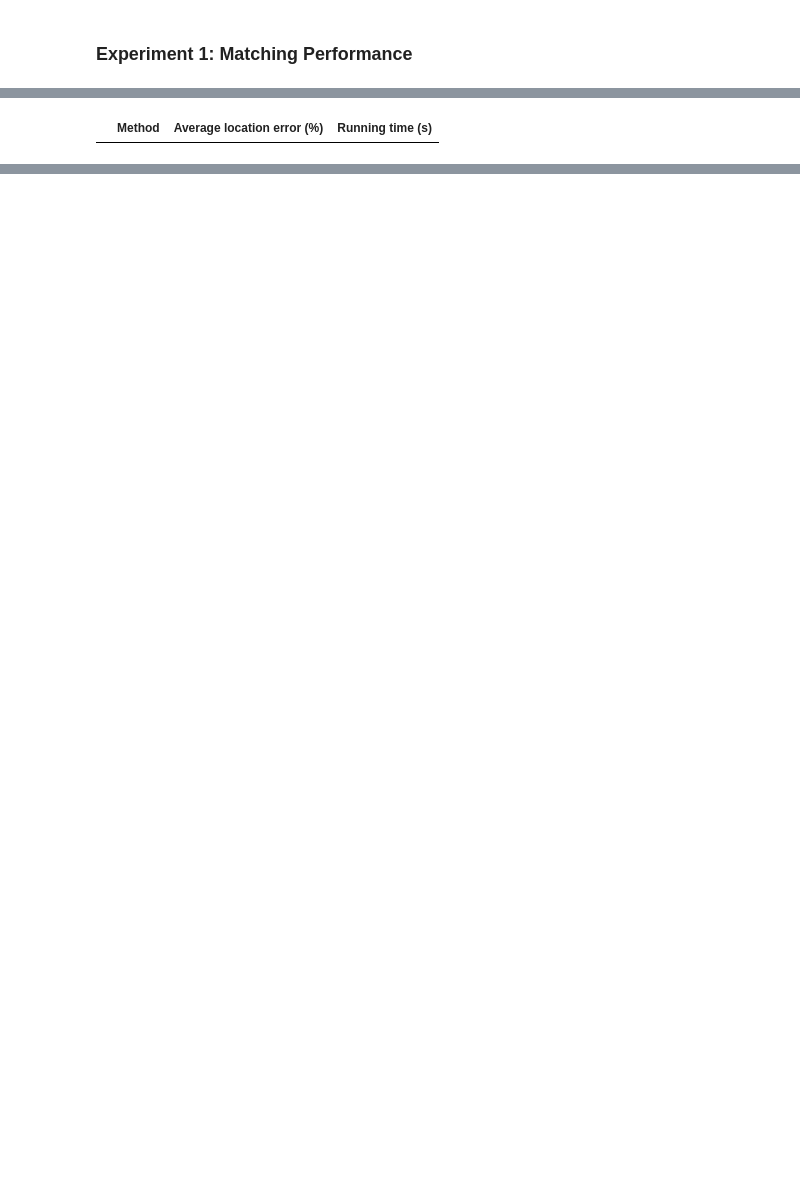
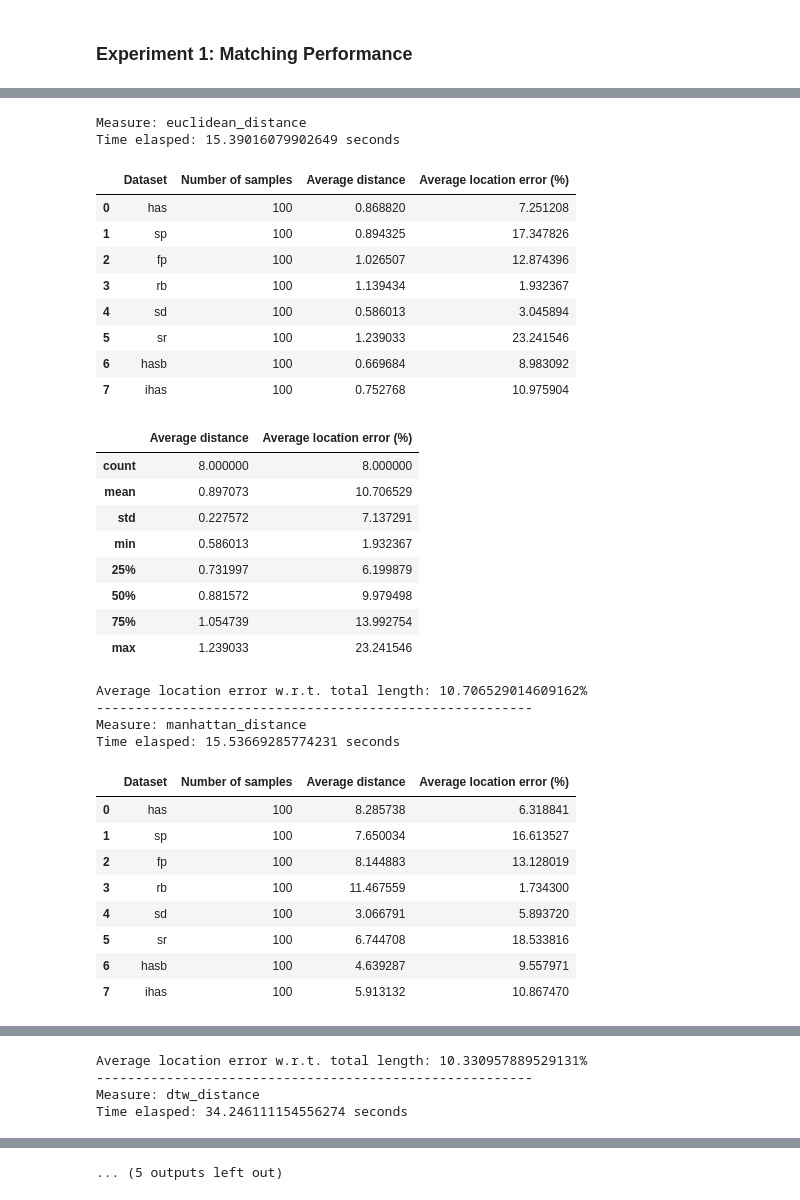
Before and after one commit to SunHaotian14/Qetch_Plus, a Jupyter notebook: Crowd-Study Data/Experiment.ipynb, the cells around one changed output, grey strips where cells are left out. Saved outputs shown, nothing was run; the diff lists cells and outputs as text; code cells hidden in the pictures; blank space fills up the shorter version.

```diff
--- a/Crowd-Study Data/Experiment.ipynb
+++ b/Crowd-Study Data/Experiment.ipynb
@@ -61,14 +68,24 @@ def sliding_window(ori_series, clip_series, measure):
 # %%
-def pointwise_exp(ori_data_X, ori_data_y, sketch_X, measure):
+def pointwise_distances(ori_data_X, ori_data_y, sketch_X, measure, check_precisons = False):
     results = []
     for i, dataset in enumerate(datasets):
         original = ori_data_X[i]
         label = ori_data_y[i]
         dummy_record = []
         for sample in sketch_X[i]:
-            clip =  signal.resample(sample, label[1]-label[0]+1)
-            sim_dist, pred_loc = sliding_window(original, clip, measure)
-            dummy_record.append([sim_dist, pred_loc])
+            if not check_precisons:
+                clip =  signal.resample(sample, label[1]-label[0]+1)
+                sim_dist, pred_loc = sliding_window(original, clip, measure)
+                dummy_record.append([sim_dist, pred_loc])
+            else:
+                dummy_record1 = []
+                for i, dataset in enumerate(datasets):
+                    original = ori_data_X[i]
+                    label = ori_data_y[i]
+                    clip =  signal.resample(sample, label[1]-label[0]+1)
+                    sim_dist, _ = sliding_window(original, clip, measure)
+                    dummy_record1.append(min(sim_dist))
+                dummy_record.append(dummy_record1)
         results.append(dummy_record)
     return results
 # %% [markdown]
@@ -86,5 +103,5 @@ def euclidean_distance(x,y):
 # %%
-def mahattan_distance(x,y):
+def manhattan_distance(x,y):
     t = preprocessing.Normalizer()
     x = np.expand_dims(x, axis=0)
     y = np.expand_dims(y, axis=0)
@@ -200,13 +219,11 @@ def calculatDistance(Sketch, Candidate,k):
 # %%
-def analyze_results(results, plot = True, show_table = True, ori_data_X=ori_data_X, ori_data_Y=ori_data_y, datasets=datasets):
+def accuracy_results(results, plot = True, show_table = True, ori_data_X=ori_data_X, ori_data_Y=ori_data_y, datasets=datasets):
     d = {'Dataset':[], 'Number of samples':[], 'Average distance':[], 'Average location error (%)':[]}
     for i in range(len(results)):
         d['Dataset'].append(datasets[i])
         d['Number of samples'].append(len(results[i]))
         d['Average distance'].append(np.mean([np.max(x[0]) for x in results[i]]))
         d['Average location error (%)'].append(np.mean([np.abs(x[1][0] - ori_data_y[i][0])/ ori_data_X[i].shape[0]*100 for x in results[i]]))
-        dummy = {"Dataset": datasets[i], "Number of samples": len(results[i]), "Average distance": np.mean([np.max(x[0]) for x in results[i]]),
-                 "Average location error (%)": np.mean([np.abs(x[1][0] - ori_data_y[i][0])/ ori_data_X[i].shape[0]*100 for x in results[i]])}
     df = pd.DataFrame(d)
     if show_table:
         display(df)
@@ -220,10 +237,11 @@ def analyze_results(results, plot = True, show_table = True, ori_data_X=ori_data
             plt.title(f"Dataset: {datasets[i]}")
             plt.xlabel("Time")
             plt.ylabel("Distance")
-            plt.plot(results[i][0][0])
+            # plt.plot(results[i][0][0])
+            plt.plot(ori_data_X[i])
             plt.plot(results[i][0][1], [0.5, 0.5], marker='*', ls='none')
             plt.plot(ori_data_y[i], [0.5, 0.5], marker='o', color='r', ls='none')
-        plt.legend(['Distance', 'Predicted', 'Ground Truth'],bbox_to_anchor=(2,0), loc='lower right')
+        plt.legend(['Time Series', 'Predicted', 'Ground Truth'],bbox_to_anchor=(2,0), loc='lower right')
         plt.show()
     return df
 # %% [markdown]
@@ -231,19 +249,54 @@ def analyze_results(results, plot = True, show_table = True, ori_data_X=ori_data
 # %%
-measures = [euclidean_distance, mahattan_distance, dtw_distance, lcss_distance, sdtw_distance, gak_distance]
-measures = []
+measures = [euclidean_distance, manhattan_distance, dtw_distance, sdtw_distance, gak_distance]
+# measures = []
+results = []
 d = {'Method':[], 'Average location error (%)':[], 'Running time (s)':[]}
 for measure in measures:
     print(f"Measure: {measure.__name__}")
     d['Method'].append(measure.__name__)
     tic = time.time()
-    results = pointwise_exp(ori_data_X, ori_data_y, sketch_X, measure)
+    results = pointwise_distances(ori_data_X, ori_data_y, sketch_X, measure)
     toc = time.time()
     print(f"Time elasped: {toc-tic} seconds")
-    df = analyze_results(results, plot = False)
+    df = accuracy_results(results, plot = False)
     d['Average location error (%)'].append(df.iloc[:,3].mean())
     d['Running time (s)'].append(toc-tic)
     print('--------------------------------------------------------')
 df = pd.DataFrame(d)
 display(df)
+experiment_name = 'exp1'
+np.save('./experiment_results/' + experiment_name + '.npy', results)
 # %% [output]
+Measure: euclidean_distance
+Time elasped: 15.39016079902649 seconds
-|  | Method | Average location error (%) | Running time (s) |
+|  | Dataset | Number of samples | Average distance | Average location error (%) |
+| 0 | has | 100 | 0.868820 | 7.251208 |
+| 1 | sp | 100 | 0.894325 | 17.347826 |
+| 2 | fp | 100 | 1.026507 | 12.874396 |
+| 3 | rb | 100 | 1.139434 | 1.932367 |
+| 4 | sd | 100 | 0.586013 | 3.045894 |
+| 5 | sr | 100 | 1.239033 | 23.241546 |
+| 6 | hasb | 100 | 0.669684 | 8.983092 |
+| 7 | ihas | 100 | 0.752768 | 10.975904 |
+|  | Average distance | Average location error (%) |
+| count | 8.000000 | 8.000000 |
+| mean | 0.897073 | 10.706529 |
+| std | 0.227572 | 7.137291 |
+| min | 0.586013 | 1.932367 |
+| 25% | 0.731997 | 6.199879 |
+| 50% | 0.881572 | 9.979498 |
+| 75% | 1.054739 | 13.992754 |
+| max | 1.239033 | 23.241546 |
+Average location error w.r.t. total length: 10.706529014609162%
+--------------------------------------------------------
+Measure: manhattan_distance
+Time elasped: 15.53669285774231 seconds
+|  | Dataset | Number of samples | Average distance | Average location error (%) |
+| 0 | has | 100 | 8.285738 | 6.318841 |
+| 1 | sp | 100 | 7.650034 | 16.613527 |
+| 2 | fp | 100 | 8.144883 | 13.128019 |
+| 3 | rb | 100 | 11.467559 | 1.734300 |
+| 4 | sd | 100 | 3.066791 | 5.893720 |
+| 5 | sr | 100 | 6.744708 | 18.533816 |
+| 6 | hasb | 100 | 4.639287 | 9.557971 |
+| 7 | ihas | 100 | 5.913132 | 10.867470 |
@@ -249,0 +312,4 @@ display(df)
+Average location error w.r.t. total length: 10.330957889529131%
+--------------------------------------------------------
+Measure: dtw_distance
+Time elasped: 34.246111154556274 seconds
@@ -249,0 +356 @@ display(df)
+... (5 outputs left out)
```
Also changed, not shown: parts of 25 cells of this notebook, 4 other files.
